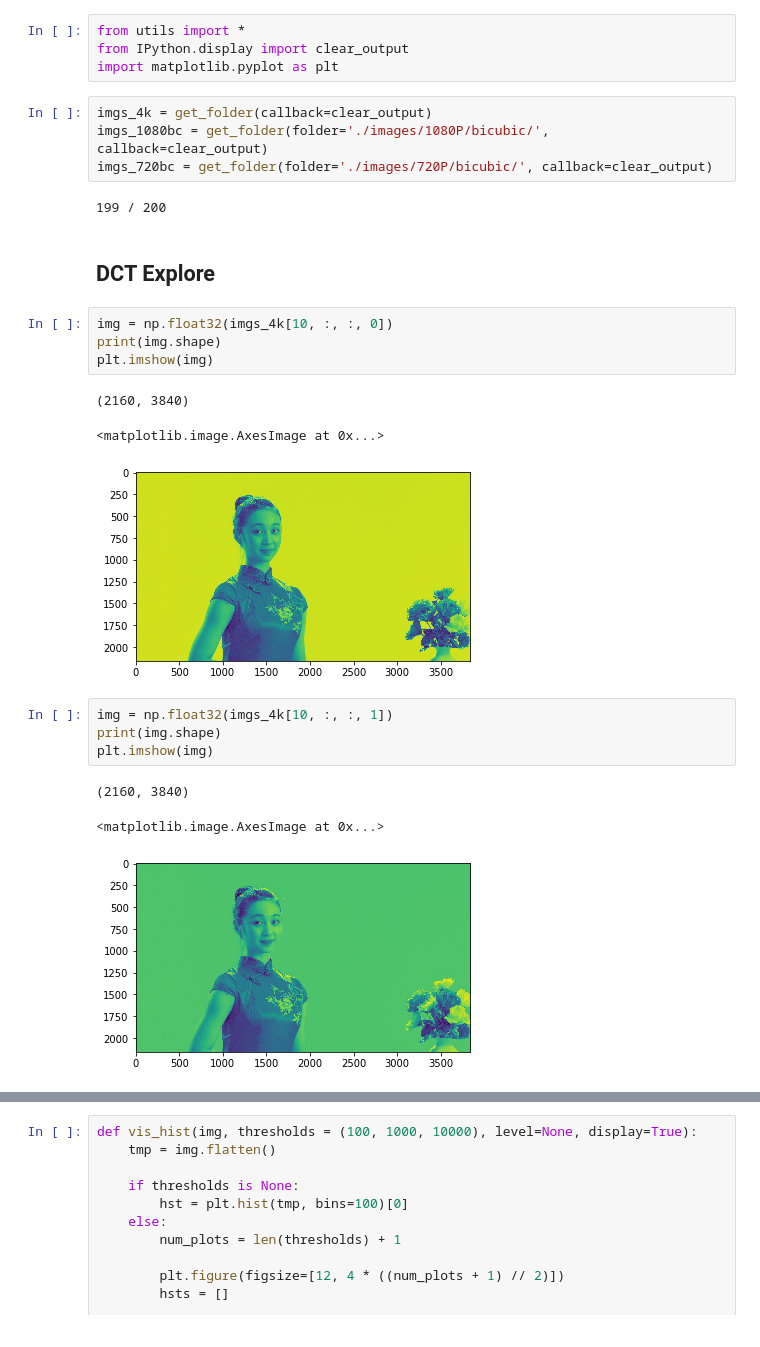
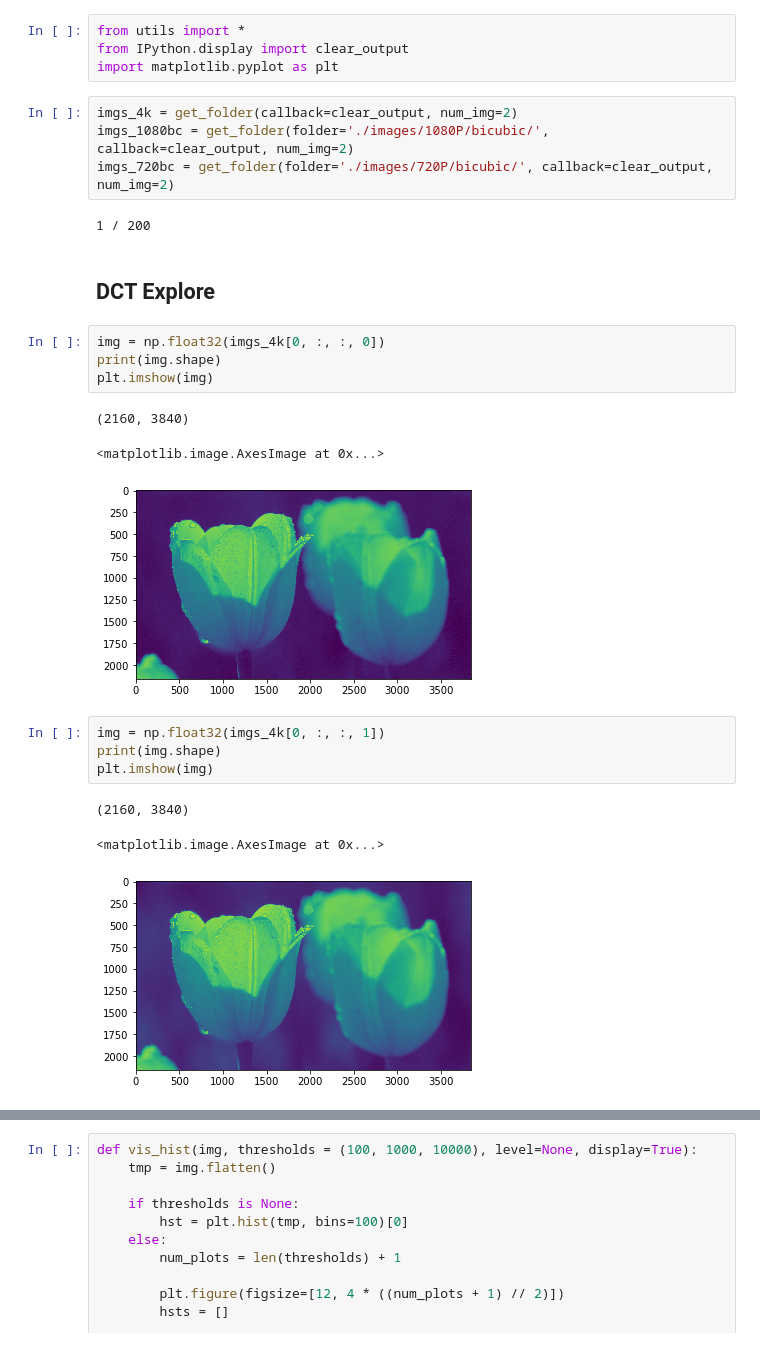
Before and after one commit to xushangning/cs386, a Jupyter notebook: 3-UHD/code/DCT_Judger.ipynb, the cells around one changed output, grey strips where cells are left out. Drawn from its saved outputs; the diff is of its cells as text.

```diff
--- a/3-UHD/code/DCT_Judger.ipynb
+++ b/3-UHD/code/DCT_Judger.ipynb
@@ -3,29 +3,29 @@ from utils import *
 from IPython.display import clear_output
 import matplotlib.pyplot as plt
 # %%
-imgs_4k = get_folder(callback=clear_output)
-imgs_1080bc = get_folder(folder='./images/1080P/bicubic/', callback=clear_output)
-imgs_720bc = get_folder(folder='./images/720P/bicubic/', callback=clear_output)
+imgs_4k = get_folder(callback=clear_output, num_img=2)
+imgs_1080bc = get_folder(folder='./images/1080P/bicubic/', callback=clear_output, num_img=2)
+imgs_720bc = get_folder(folder='./images/720P/bicubic/', callback=clear_output, num_img=2)
 # %% [output]
-199 / 200
+1 / 200
 # %% [markdown]
 ## DCT Explore
 # %%
-img = np.float32(imgs_4k[10, :, :, 0])
+img = np.float32(imgs_4k[0, :, :, 0])
 print(img.shape)
 plt.imshow(img)
 # %% [output]
 (2160, 3840)
 <matplotlib.image.AxesImage at 0x...>
-[figure, old version]
+[figure, new version]
 # %%
-img = np.float32(imgs_4k[10, :, :, 1])
+img = np.float32(imgs_4k[0, :, :, 1])
 print(img.shape)
 plt.imshow(img)
 # %% [output]
 (2160, 3840)
 <matplotlib.image.AxesImage at 0x...>
-[figure, old version]
+[figure, new version]
 # %%
 img_dct = cv2.dct(img)
 print(img_dct.shape)
```
Also changed, not shown: parts of 5 cells of this notebook, 4 other files.
